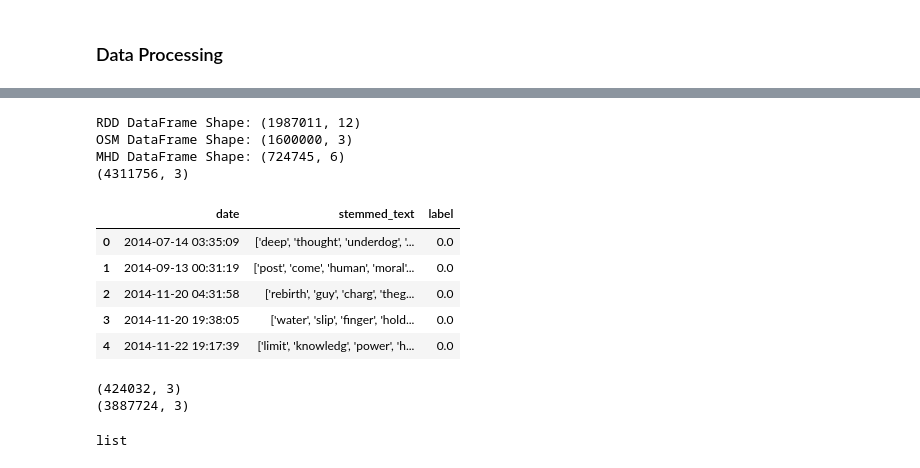
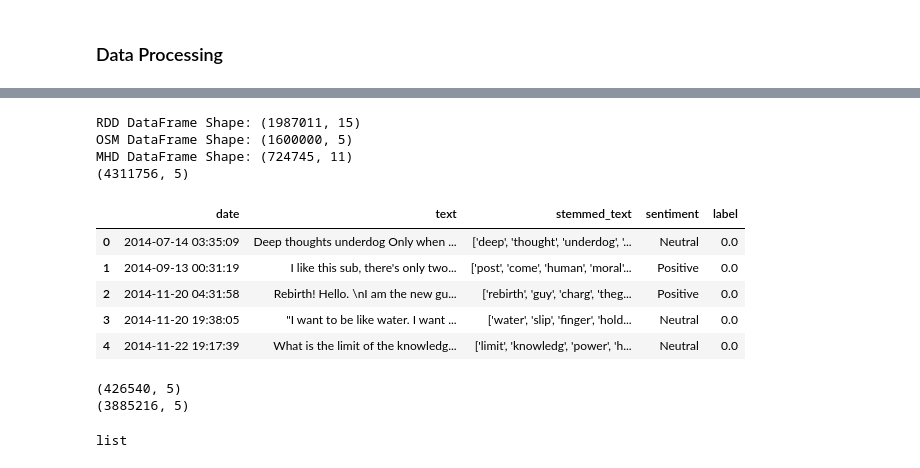
Before and after one commit to fishbrightwise/IS424-G2T4, a Jupyter notebook: notebooks/5.1) Combining all Labeled Datasets.ipynb, the cells around one changed output, grey strips where cells are left out. Saved outputs shown, nothing was run; the diff lists cells and outputs as text; code cells hidden in the pictures.

```diff
--- a/notebooks/5.1) Combining all Labeled Datasets.ipynb
+++ b/notebooks/5.1) Combining all Labeled Datasets.ipynb
@@ -54,2 +55,5 @@ mhd_df.head()
 # %% [markdown]
 ### Data Processing
+# %%
+rdd_df.rename(columns={'combined_text': 'text'}, inplace=True)
+rdd_df.head()
@@ -66,4 +77,4 @@ osm_df.head()
 # %%
-mhd_df.rename(columns={'Date': 'date', 'stemmed_tweet': 'stemmed_text', 'predicted_label': 'label'}, inplace=True)
+mhd_df.rename(columns={'Date': 'date', 'processed_tweet': 'text', 'stemmed_tweet': 'stemmed_text', 'predicted_label': 'label'}, inplace=True)
 mhd_df.head()
 # %% [output]
@@ -75,0 +89,12 @@ mhd_df.head()
+# %%
+# Initialize the sentiment analyzer
+analyzer = SentimentIntensityAnalyzer()
+
+# Apply sentiment analysis on the 'combined_non_stopword_removed_stemmed_text' column
+rdd_df['sentiment_scores'] = rdd_df['stemmed_text'].progress_apply(lambda x: analyzer.polarity_scores(x))
+
+# Extract compound score to a new column
+rdd_df['compound'] = rdd_df['sentiment_scores'].apply(lambda score_dict: score_dict['compound'])
+
+# Display the updated DataFrame
+rdd_df.head()
@@ -75,0 +108,5 @@ mhd_df.head()
+# %%
+rdd_df['sentiment'] = rdd_df['compound'].progress_apply(
+    lambda x: 'Negative' if x < 0 else ('Positive' if x > 0 else 'Neutral')
+)
+rdd_df.head()
@@ -76,28 +120,28 @@ mhd_df.head()
 # %%
-corpus = pd.DataFrame(pd.concat([rdd_df[['date', 'stemmed_text', 'label']], osm_df[['date', 'stemmed_text', 'label']], mhd_df[['date', 'stemmed_text', 'label']]], ignore_index=True))
+corpus = pd.DataFrame(pd.concat([rdd_df[['date', 'text', 'stemmed_text', 'sentiment', 'label']], osm_df[['date', 'text', 'stemmed_text', 'sentiment', 'label']], mhd_df[['date', 'text', 'stemmed_text', 'sentiment', 'label']]], ignore_index=True))
 corpus.reset_index(drop=True, inplace=True)
 print("RDD DataFrame Shape:", rdd_df.shape)
 print("OSM DataFrame Shape:", osm_df.shape)
 print("MHD DataFrame Shape:", mhd_df.shape)
 print(corpus.shape)
 corpus.head()
 # %% [output]
-RDD DataFrame Shape: (1987011, 12)
-OSM DataFrame Shape: (1600000, 3)
-MHD DataFrame Shape: (724745, 6)
-(4311756, 3)
+RDD DataFrame Shape: (1987011, 15)
+OSM DataFrame Shape: (1600000, 5)
+MHD DataFrame Shape: (724745, 11)
+(4311756, 5)
-|  | date | stemmed_text | label |
-| 0 | 2014-07-14 03:35:09 | ['deep', 'thought', 'underdog', '... | 0.0 |
-| 1 | 2014-09-13 00:31:19 | ['post', 'come', 'human', 'moral'... | 0.0 |
-| 2 | 2014-11-20 04:31:58 | ['rebirth', 'guy', 'charg', 'theg... | 0.0 |
-| 3 | 2014-11-20 19:38:05 | ['water', 'slip', 'finger', 'hold... | 0.0 |
-| 4 | 2014-11-22 19:17:39 | ['limit', 'knowledg', 'power', 'h... | 0.0 |
+|  | date | text | stemmed_text | sentiment | label |
+| 0 | 2014-07-14 03:35:09 | Deep thoughts underdog Only when ... | ['deep', 'thought', 'underdog', '... | Neutral | 0.0 |
+| 1 | 2014-09-13 00:31:19 | I like this sub, there's only two... | ['post', 'come', 'human', 'moral'... | Positive | 0.0 |
+| 2 | 2014-11-20 04:31:58 | Rebirth! Hello. \nI am the new gu... | ['rebirth', 'guy', 'charg', 'theg... | Positive | 0.0 |
+| 3 | 2014-11-20 19:38:05 | "I want to be like water. I want ... | ['water', 'slip', 'finger', 'hold... | Neutral | 0.0 |
+| 4 | 2014-11-22 19:17:39 | What is the limit of the knowledg... | ['limit', 'knowledg', 'power', 'h... | Neutral | 0.0 |
 # %%
 print(corpus[corpus['label'] == 1].shape)
 print(corpus[corpus['label'] == 0].shape)
 # %% [output]
-(424032, 3)
-(3887724, 3)
+(426540, 5)
+(3885216, 5)
 # %%
 corpus['stemmed_text'] = corpus['stemmed_text'].progress_apply(lambda x: ast.literal_eval(x))
 type(corpus['stemmed_text'][0])
```
Also changed, not shown: parts of 10 cells of this notebook.
